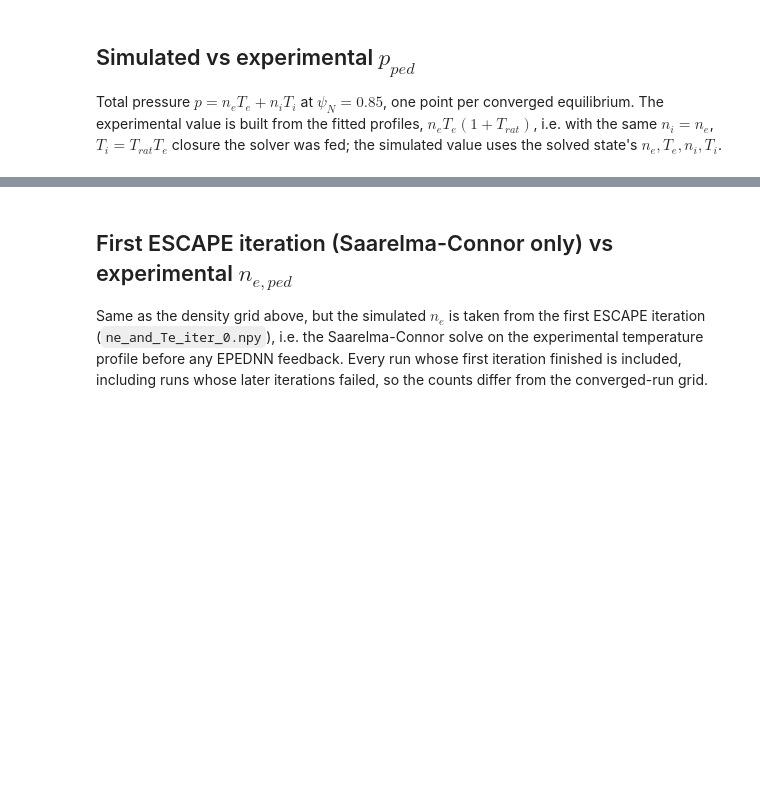
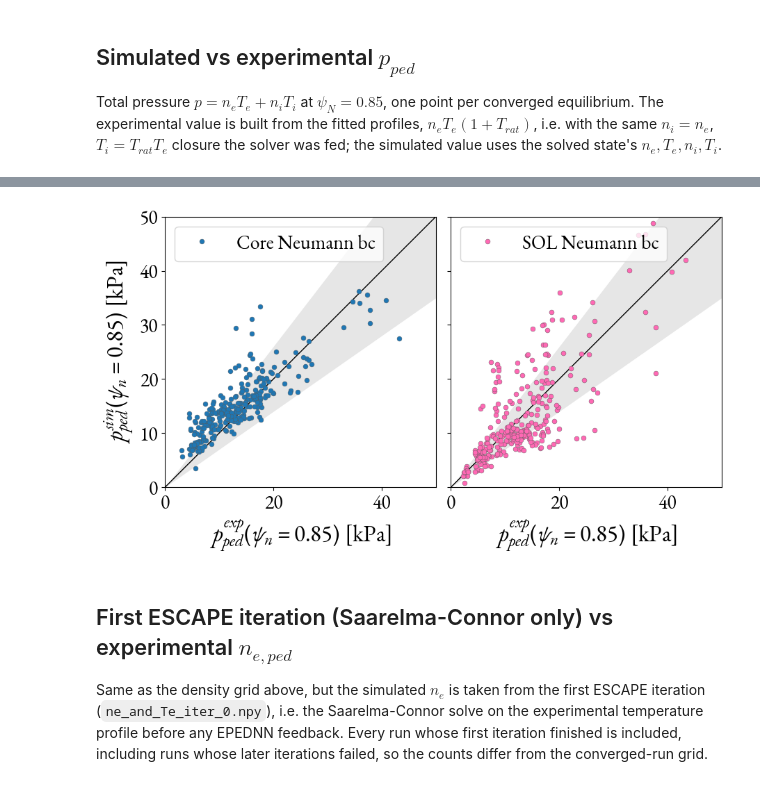
Before and after one commit to jlabbate15/ESCAPE, a Jupyter notebook: examples/device_prediction/DIII-D/plot_ESCAPE_modes.ipynb, the cells around one changed output, grey strips where cells are left out. Saved outputs shown, nothing was run; the diff lists cells and outputs as text; code cells hidden in the pictures; blank space fills up the shorter version.

```diff
--- a/examples/device_prediction/DIII-D/plot_ESCAPE_modes.ipynb
+++ b/examples/device_prediction/DIII-D/plot_ESCAPE_modes.ipynb
@@ -265,3 +265,61 @@ plt.show()
+# %%
+# --- 1 x 2: simulated vs experimental p_ped for 1D scipy inner (Core bc) and outer (SOL bc) ---
+from matplotlib import font_manager
+
+# ------------------------------------------------------------------ user input
+fs = 24
+LABEL_FONTSIZE = fs      # axis labels
+TICK_FONTSIZE = fs-4       # tick labels
+LEGEND_FONTSIZE = fs-4     # legend entries
+# -----------------------------------------------------------------------------
+
+# EB Garamond (OFL, from Google Fonts) for text, ticks and mathtext, this figure only
+for f in (Path.home() / '.local/share/fonts/EBGaramond').glob('*.ttf'):
+    font_manager.fontManager.addfont(str(f))
+GARAMOND_RC = {
+    'font.family': 'EB Garamond',
+    'mathtext.fontset': 'custom',
+    'mathtext.rm': 'EB Garamond',
+    'mathtext.it': 'EB Garamond:italic',
+    'mathtext.bf': 'EB Garamond:bold',
+    'mathtext.cal': 'EB Garamond:italic',
+}
+
+PANELS = [(('1D', 'scipy', 'inner'), 'Core Neumann bc', 'tab:blue'),
+          (('1D', 'scipy', 'outer'), 'SOL Neumann bc', 'hotpink')]
+
+with plt.rc_context(GARAMOND_RC):
+    fig, axes = plt.subplots(1, 2, figsize=(9.2, 4.9), sharex=True, sharey=True)
+
+    for ax, (case, label, color) in zip(axes, PANELS):
+        ax.fill_between([0, P_AXIS_MAX], [0, (1 - BAND_FRAC) * P_AXIS_MAX], [0, (1 + BAND_FRAC) * P_AXIS_MAX],
+                        color='0.9', linewidth=0, zorder=0)
+        ax.plot([0, P_AXIS_MAX], [0, P_AXIS_MAX], color='k', linewidth=1.0, zorder=0)
+        r = results.get(case)
+        if r is not None:
+            p_exp = np.array([x['p_exp'] for x in r['runs']])
+            p_sim = np.array([x['p_sim'] for x in r['runs']])
+            ok = np.isfinite(p_exp) & np.isfinite(p_sim)
+            ax.plot(p_exp[ok], p_sim[ok], 'o', color=color, markersize=5,
+                    markeredgecolor='0.35', markeredgewidth=0.3, linestyle='none', label=label)
+            n_tot = len(r['runs']) + len(r['failed']) + len(r['pending'])
+            n_off = int(((p_exp[ok] > P_AXIS_MAX) | (p_sim[ok] > P_AXIS_MAX)).sum())
+            note = f'{ok.sum()}/{n_tot} equil.' + (f'\n{n_off} beyond axis' if n_off else '')
+            # ax.text(0.97, 0.04, note, transform=ax.transAxes, ha='right', va='bottom',
+            #         fontsize=TICK_FONTSIZE, color='0.3', zorder=5,
+            #         bbox=dict(facecolor='white', edgecolor='none', alpha=0.8, pad=1.5))
+            ax.legend(loc='upper left', fontsize=LEGEND_FONTSIZE)
+        ax.set_xlim(0, P_AXIS_MAX)
+        ax.set_ylim(0, P_AXIS_MAX)
+        ax.set_aspect('equal', adjustable='box')
+        ax.tick_params(axis='both', labelsize=TICK_FONTSIZE)
+        ax.set_xlabel(rf'$p_{{ped}}^{{exp}}(\psi_n={PSI_NE:g})$ [kPa]', fontsize=LABEL_FONTSIZE)
+
+    axes[0].set_ylabel(rf'$p_{{ped}}^{{sim}}(\psi_n={PSI_NE:g})$ [kPa]', fontsize=LABEL_FONTSIZE)
+    fig.tight_layout()
+    plt.show()
+# %% [output]
+[figure, added]
 # %% [markdown]
 ## First ESCAPE iteration (Saarelma-Connor only) vs experimental $n_{e,ped}$
 
```
Also changed, not shown: parts of 3 cells of this notebook, 11 other files.
